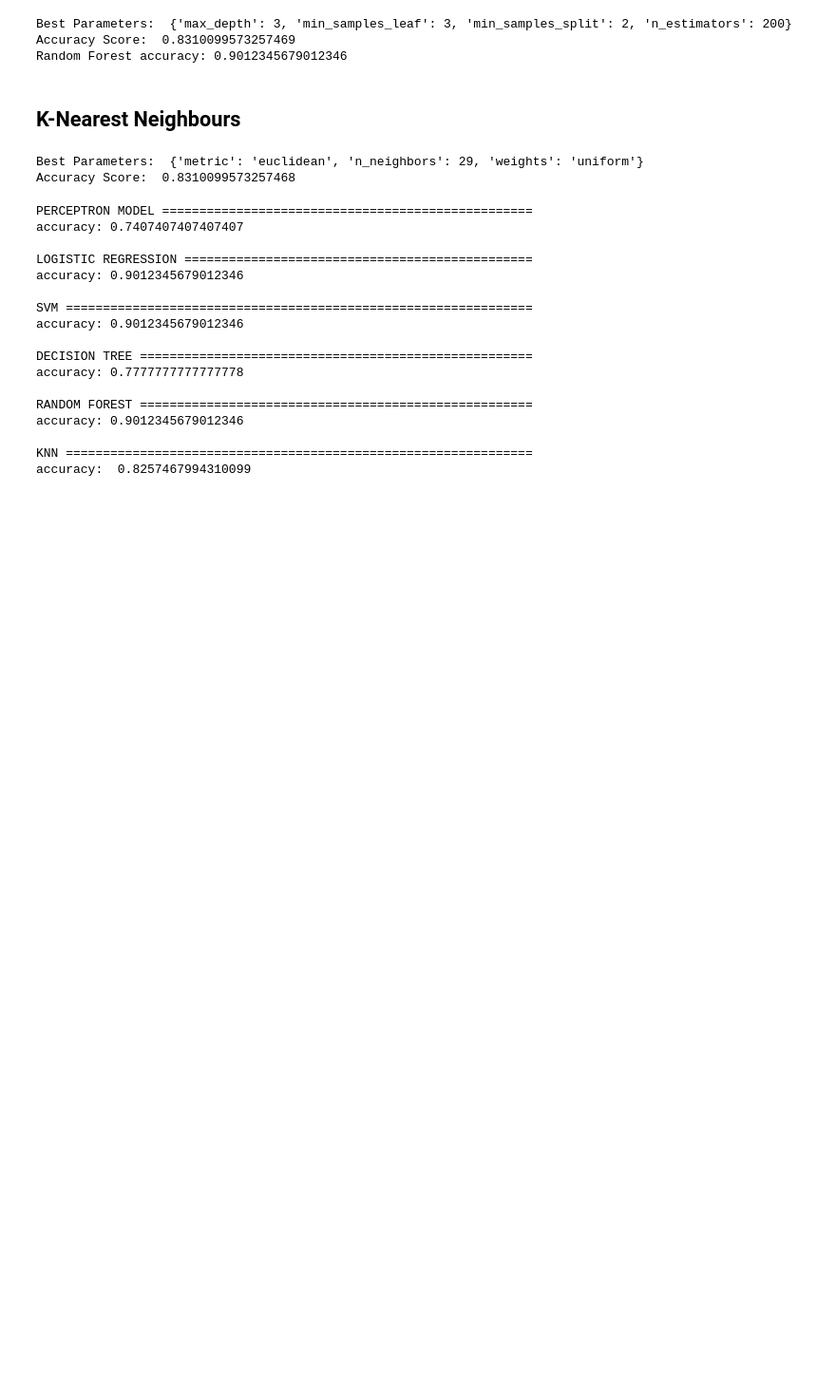
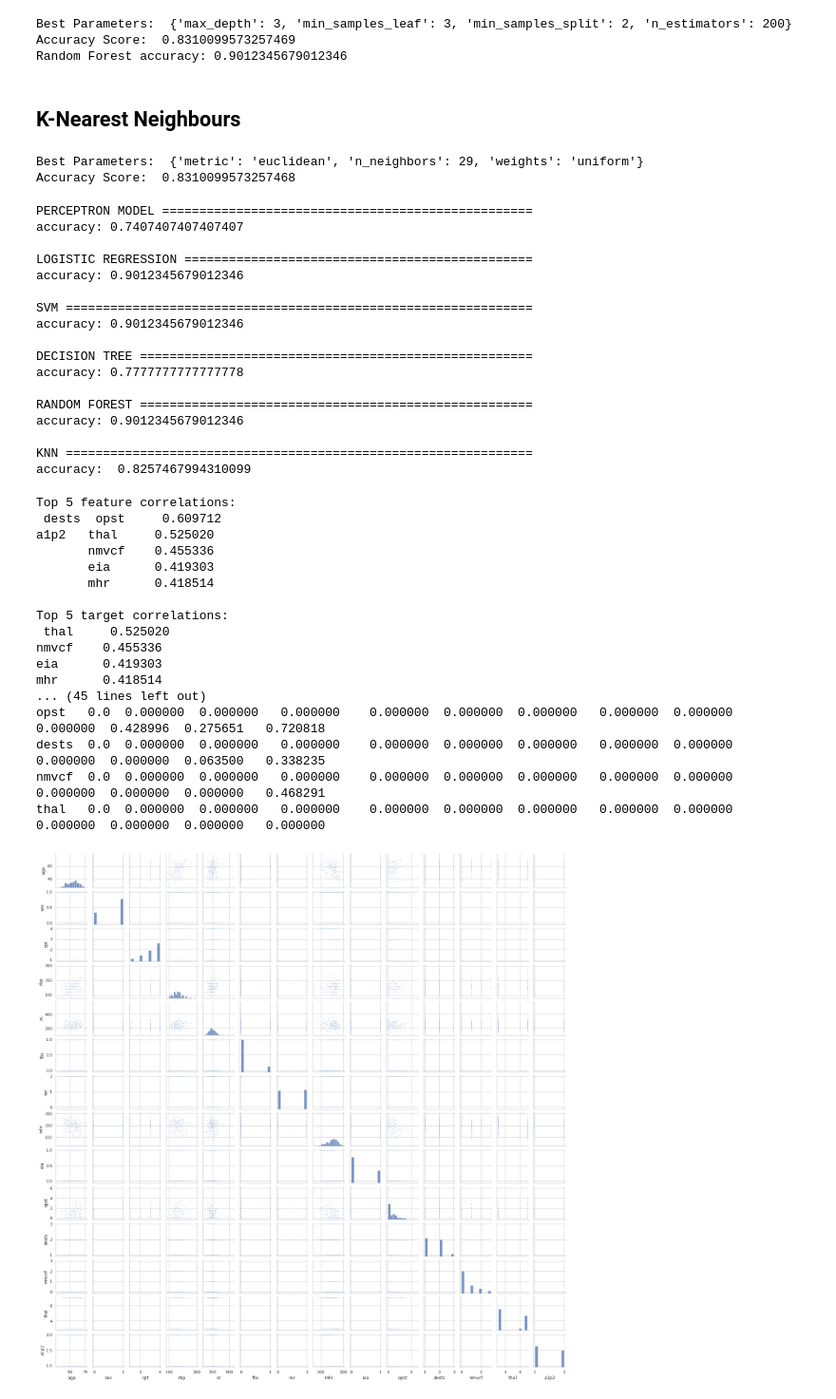
Before and after one commit to iamharkirat/EEE-591, a Jupyter notebook: project_1.ipynb, the cells around one changed output. Shown at 95% size. Drawn from its saved outputs; the diff is of its cells as text; code cells hidden in the pictures; blank space fills up the shorter version.

```diff
--- a/project_1.ipynb
+++ b/project_1.ipynb
@@ -879,3 +879,80 @@ accuracy: 0.9012345679012346
 
 KNN ===============================================================
 accuracy:  0.8257467994310099
+# %%
+import numpy as np
+import pandas as pd
+import seaborn as sns
+import matplotlib.pyplot as plt
+
+dataset_filename = "heart1.csv"
+target_variable = "a1p2"
+
+print_top_5_feature_correlations = "Top 5 feature correlations:\n"
+print_top_5_target_correlations = "Top 5 target correlations:\n"
+print_top_5_feature_covariances = "Top 5 feature covariances:\n"
+print_top_5_target_covariances = "Top 5 target covariances:\n"
+
+count = 5
+
+def calculate_correlation(dataframe):
+    corr_matrix = dataframe.corr().abs()
+    corr_matrix *= np.tri(*corr_matrix.values.shape, k=-1).T
+    corr_unstacked = corr_matrix.unstack()
+    corr_unstacked.sort_values(inplace=True, ascending=False)
+    print(print_top_5_feature_correlations, corr_unstacked.head(count).to_string())
+    print("")
+    target_correlations = corr_unstacked.get(key=target_variable)
+    print(print_top_5_target_correlations, target_correlations.head(count).to_string())
+    print("")
+    return corr_matrix.iloc[:13,:13]
+
+def calculate_covariance(dataframe):
+    cov_matrix = dataframe.cov().abs()
+    cov_matrix *= np.tri(*cov_matrix.values.shape, k=-1).T
+    cov_unstacked = cov_matrix.unstack()
+    cov_unstacked.sort_values(inplace=True, ascending=False)
+    print(print_top_5_feature_covariances, cov_unstacked.head(count).to_string())
+    print("")
+    target_covariances = cov_unstacked.get(key=target_variable)
+    print(print_top_5_target_covariances, target_covariances.head(count).to_string())
+    print("")
+    return cov_matrix.iloc[:13,:13]
+
+def create_pairplot(dataframe):
+    sns.set(style='whitegrid', context='notebook')
+    sns.pairplot(dataframe, height=1.5, plot_kws={"s": 1})
+    plt.show()
+
+def main():
+    heart_data = pd.read_csv(dataset_filename)
+    correlation = calculate_correlation(heart_data)
+    print("Correlation Matrix:\n")
+    print(correlation.to_string())
+    print("")
+    covariance = calculate_covariance(heart_data)
+    print("Covariance Matrix:\n")
+    print(covariance.to_string())
+    print("")
+    create_pairplot(heart_data)
+
+main()
+# %% [output]
+Top 5 feature correlations:
+ dests  opst     0.609712
+a1p2   thal     0.525020
+       nmvcf    0.455336
+       eia      0.419303
+       mhr      0.418514
+
+Top 5 target correlations:
+ thal     0.525020
+nmvcf    0.455336
+eia      0.419303
+mhr      0.418514
+... (45 lines left out)
+opst   0.0  0.000000  0.000000   0.000000    0.000000  0.000000  0.000000   0.000000  0.000000  0.000000  0.428996  0.275651   0.720818
+dests  0.0  0.000000  0.000000   0.000000    0.000000  0.000000  0.000000   0.000000  0.000000  0.000000  0.000000  0.063500   0.338235
+nmvcf  0.0  0.000000  0.000000   0.000000    0.000000  0.000000  0.000000   0.000000  0.000000  0.000000  0.000000  0.000000   0.468291
+thal   0.0  0.000000  0.000000   0.000000    0.000000  0.000000  0.000000   0.000000  0.000000  0.000000  0.000000  0.000000   0.000000
+[figure, added]
```
